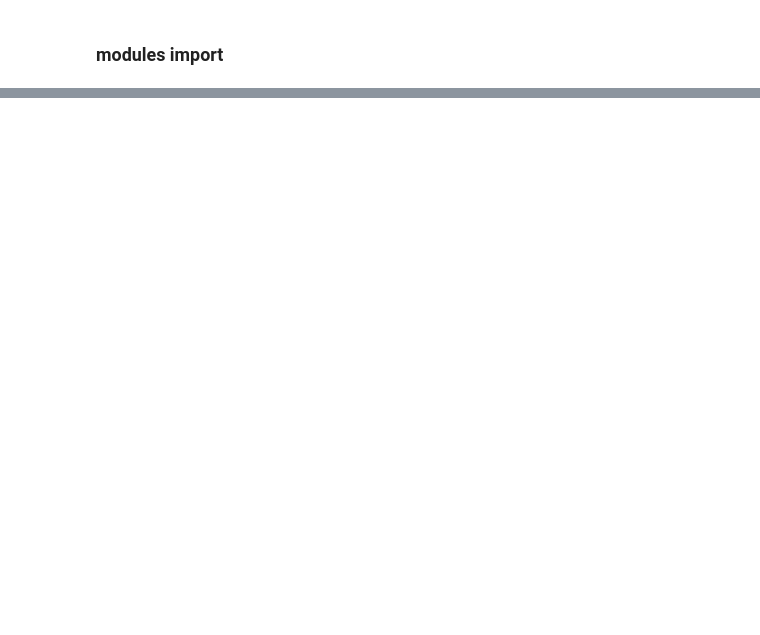
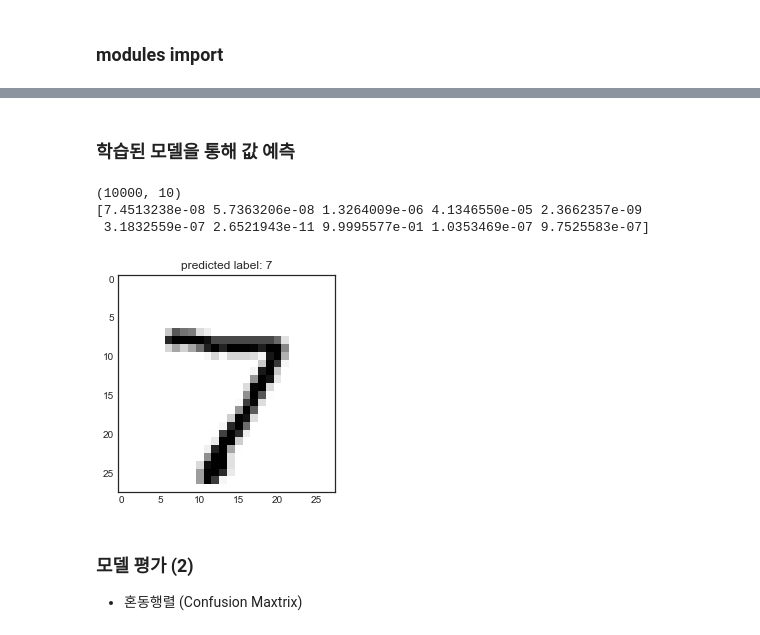
Before and after one commit to DONGRYEOLLEE1/WIL, a Jupyter notebook: WIL_Keras.ipynb, the cells around one changed output, grey strips where cells are left out. Cells and saved outputs as stored; diff of their text form; code cells hidden in the pictures; blank space fills up the shorter version.

```diff
--- a/WIL_Keras.ipynb
+++ b/WIL_Keras.ipynb
@@ -477,0 +825,25 @@ plot_model(model, to_file = 'model6.png')
+# %% [markdown]
+### 학습된 모델을 통해 값 예측
+# %%
+pred_ys = model.predict(x_test)
+print(pred_ys.shape)
+
+np.set_printoptions(precision = 7)
+print(pred_ys[0])
+# %% [output]
+(10000, 10)
+[7.4513238e-08 5.7363206e-08 1.3264009e-06 4.1346550e-05 2.3662357e-09
+ 3.1832559e-07 2.6521943e-11 9.9995577e-01 1.0353469e-07 9.7525583e-07]
+# %%
+arg_pred_y = np.argmax(pred_ys, axis = 1)
+
+plt.imshow(x_test[0])
+plt.title('predicted label: {}'.format(arg_pred_y[0]))
+plt.show()
+
+## label 7을 '9.9995577e-01' 확률로 찾음
+# %% [output]
+[figure, added]
+# %% [markdown]
+### 모델 평가 (2)
+- 혼동행렬 (Confusion Maxtrix)
```
Also changed, not shown: parts of 59 cells of this notebook, 3 other files.
